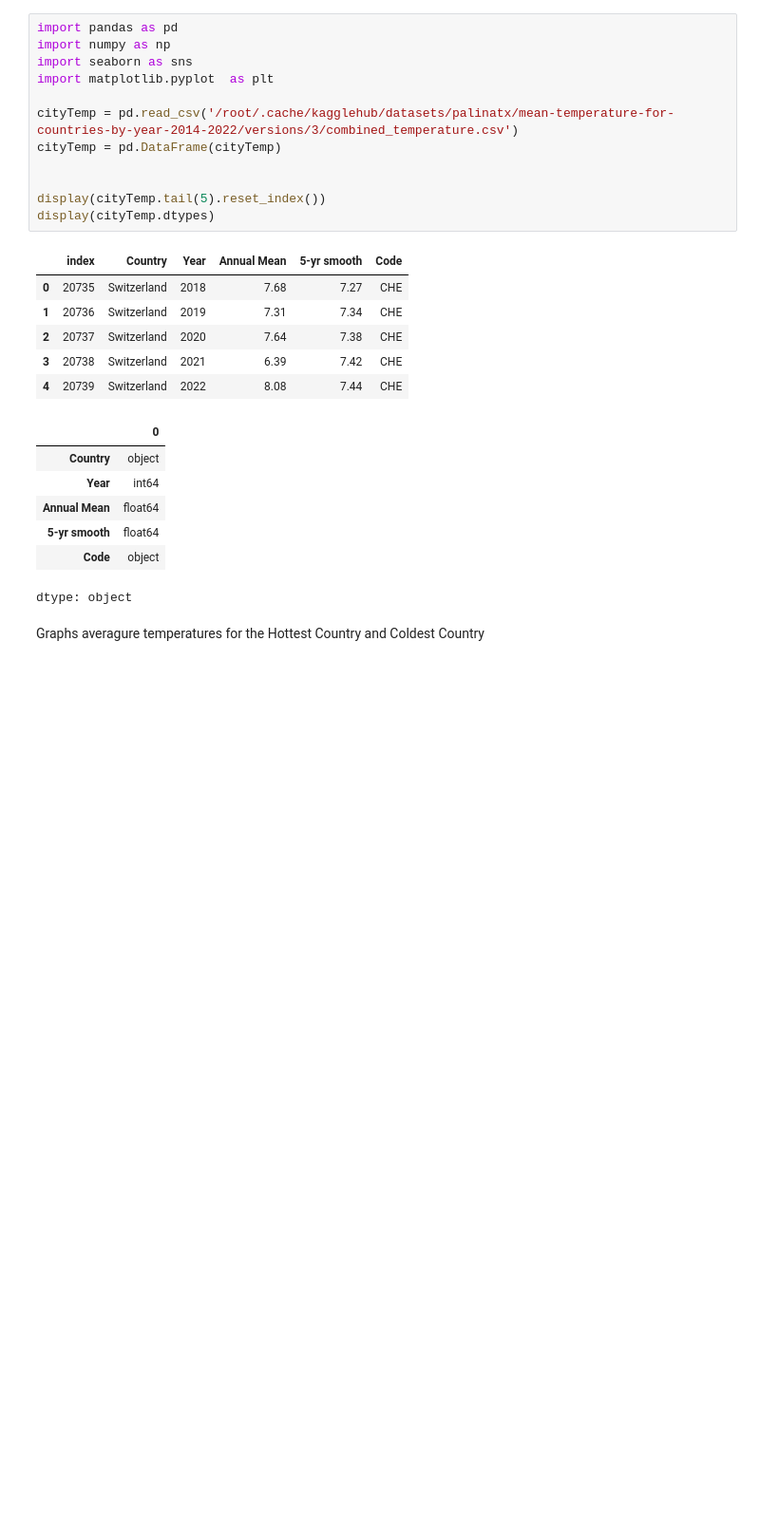
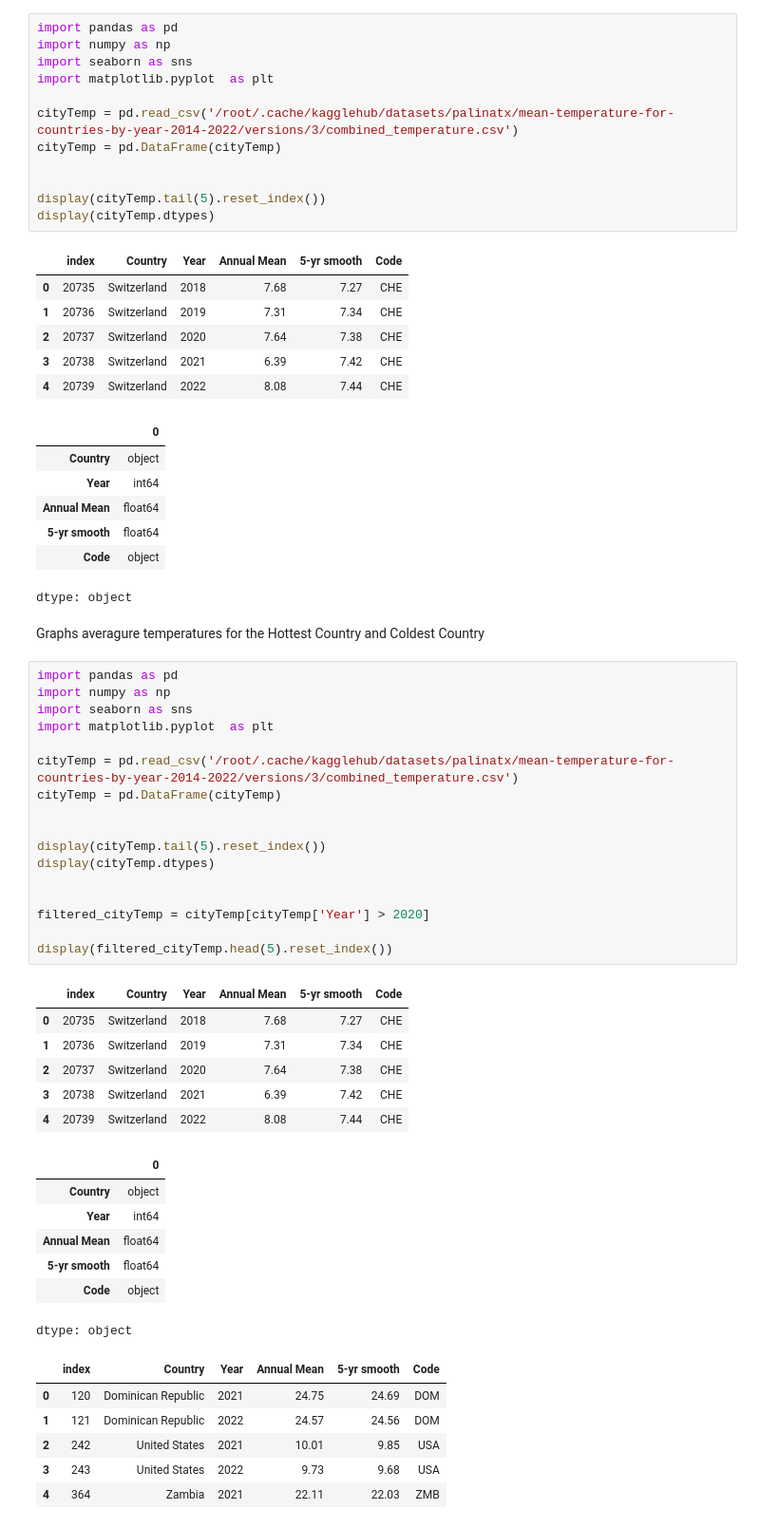
Before and after one commit to TeoTheMayo/DataScienceLondon-Teo, a Jupyter notebook: milestone1.ipynb, the cells around one changed output. Shown at 95% size. Cells and saved outputs as stored; diff of their text form; blank space fills up the shorter version.

```diff
--- a/milestone1.ipynb
+++ b/milestone1.ipynb
@@ -80,3 +80,40 @@ display(cityTemp.dtypes)
 dtype: object
 # %% [markdown]
 Graphs averagure temperatures for the Hottest Country and Coldest Country
+# %%
+import pandas as pd
+import numpy as np
+import seaborn as sns
+import matplotlib.pyplot  as plt
+
+cityTemp = pd.read_csv('/root/.cache/kagglehub/datasets/palinatx/mean-temperature-for-countries-by-year-2014-2022/versions/3/combined_temperature.csv')
+cityTemp = pd.DataFrame(cityTemp)
+
+
+display(cityTemp.tail(5).reset_index())
+display(cityTemp.dtypes)
+
+
+filtered_cityTemp = cityTemp[cityTemp['Year'] > 2020]
+
+display(filtered_cityTemp.head(5).reset_index())
+# %% [output]
+|  | index | Country | Year | Annual Mean | 5-yr smooth | Code |
+| 0 | 20735 | Switzerland | 2018 | 7.68 | 7.27 | CHE |
+| 1 | 20736 | Switzerland | 2019 | 7.31 | 7.34 | CHE |
+| 2 | 20737 | Switzerland | 2020 | 7.64 | 7.38 | CHE |
+| 3 | 20738 | Switzerland | 2021 | 6.39 | 7.42 | CHE |
+| 4 | 20739 | Switzerland | 2022 | 8.08 | 7.44 | CHE |
+|  | 0 |
+| Country | object |
+| Year | int64 |
+| Annual Mean | float64 |
+| 5-yr smooth | float64 |
+| Code | object |
+dtype: object
+|  | index | Country | Year | Annual Mean | 5-yr smooth | Code |
+| 0 | 120 | Dominican Republic | 2021 | 24.75 | 24.69 | DOM |
+| 1 | 121 | Dominican Republic | 2022 | 24.57 | 24.56 | DOM |
+| 2 | 242 | United States | 2021 | 10.01 | 9.85 | USA |
+| 3 | 243 | United States | 2022 | 9.73 | 9.68 | USA |
+| 4 | 364 | Zambia | 2021 | 22.11 | 22.03 | ZMB |
```
Also changed, not shown: parts of 9 cells of this notebook.
